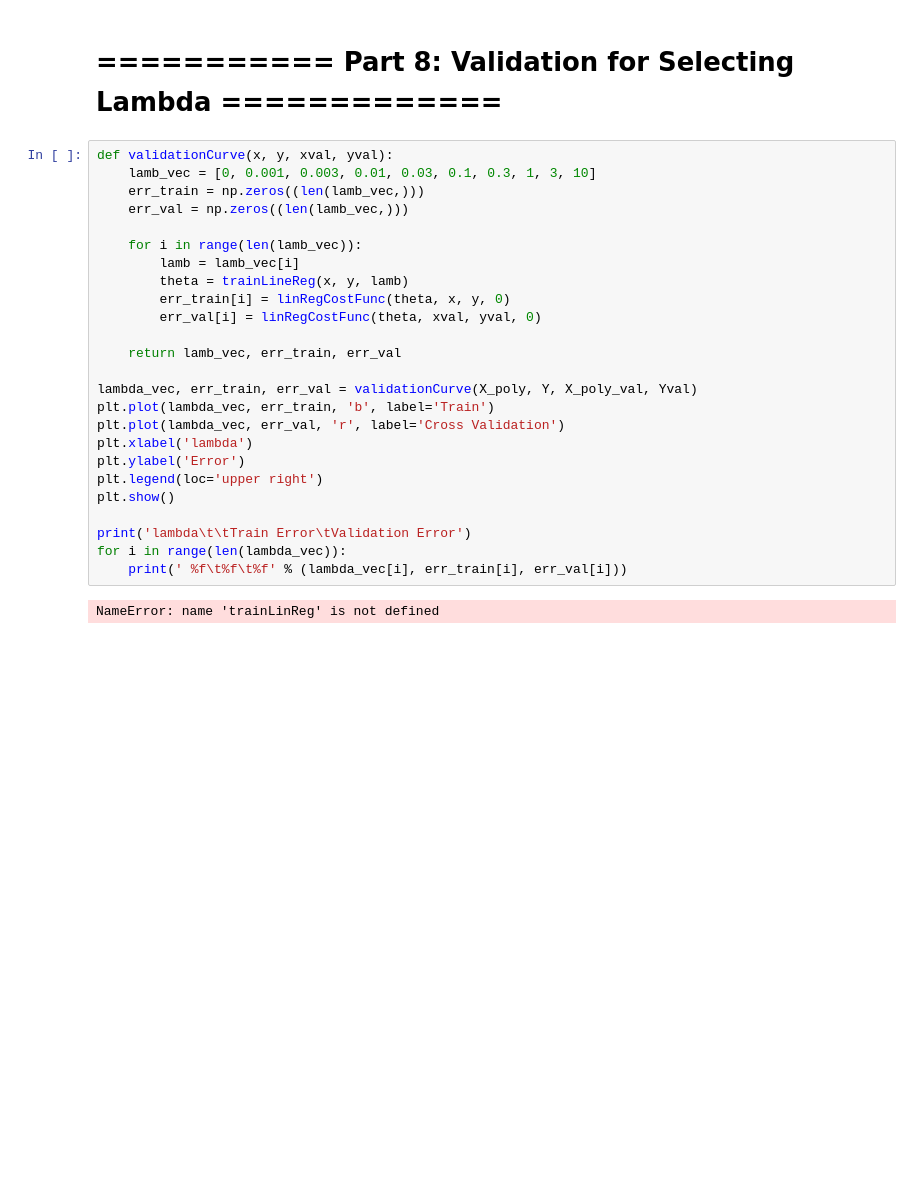
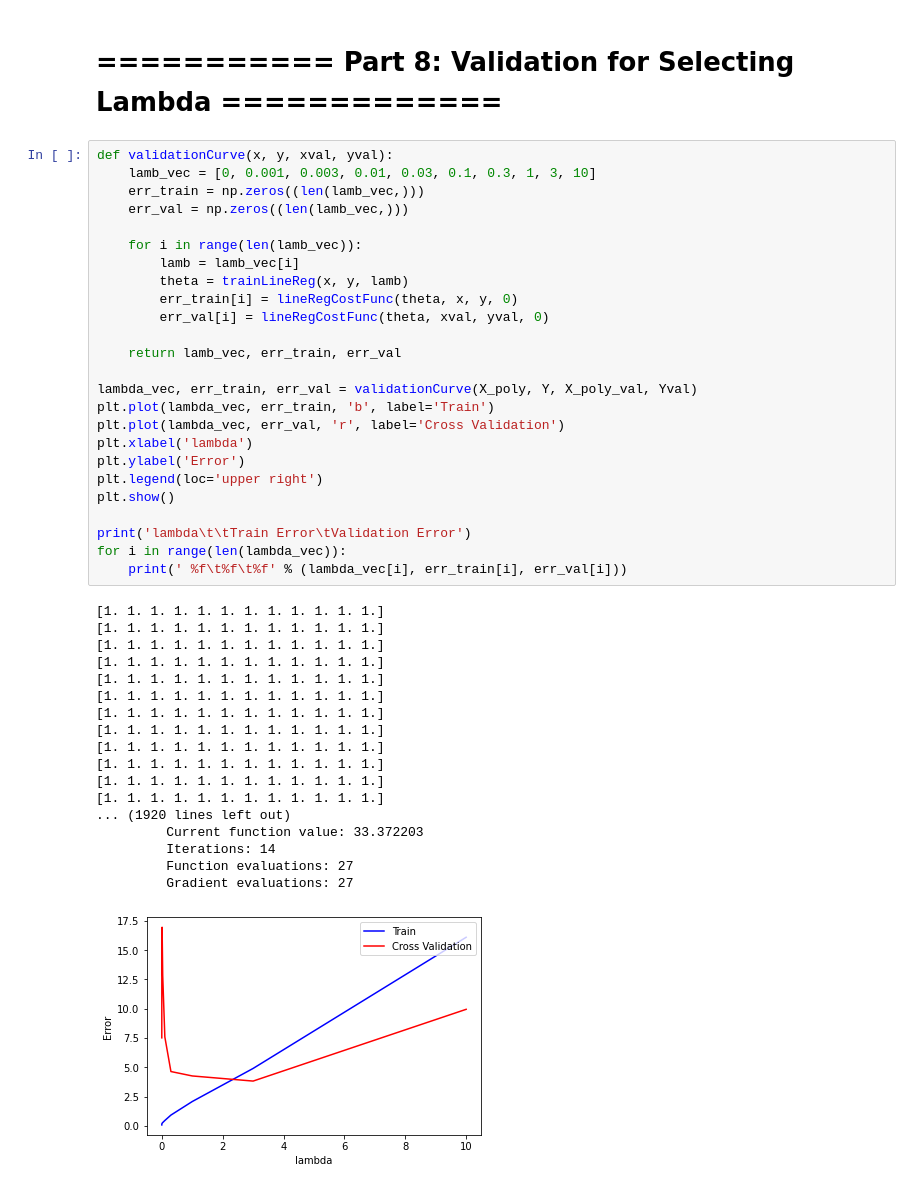
Before and after one commit to LALBJ/Machine_Learning_Homework, a Jupyter notebook: hw5/ex5.ipynb, the cells around one changed output. Drawn from its saved outputs; the diff is of its cells as text; blank space fills up the shorter version.

```diff
--- a/hw5/ex5.ipynb
+++ b/hw5/ex5.ipynb
@@ -220,27 +220,44 @@ for i in range(m):
 # %%
 def validationCurve(x, y, xval, yval):
     lamb_vec = [0, 0.001, 0.003, 0.01, 0.03, 0.1, 0.3, 1, 3, 10]
     err_train = np.zeros((len(lamb_vec,)))
     err_val = np.zeros((len(lamb_vec,)))
 
     for i in range(len(lamb_vec)):
         lamb = lamb_vec[i]
         theta = trainLineReg(x, y, lamb)
-        err_train[i] = linRegCostFunc(theta, x, y, 0)
-        err_val[i] = linRegCostFunc(theta, xval, yval, 0)
+        err_train[i] = lineRegCostFunc(theta, x, y, 0)
+        err_val[i] = lineRegCostFunc(theta, xval, yval, 0)
 
     return lamb_vec, err_train, err_val
 
 lambda_vec, err_train, err_val = validationCurve(X_poly, Y, X_poly_val, Yval)
 plt.plot(lambda_vec, err_train, 'b', label='Train')
 plt.plot(lambda_vec, err_val, 'r', label='Cross Validation')
 plt.xlabel('lambda')
 plt.ylabel('Error')
 plt.legend(loc='upper right')
 plt.show()
 
 print('lambda\t\tTrain Error\tValidation Error')
 for i in range(len(lambda_vec)):
     print(' %f\t%f\t%f' % (lambda_vec[i], err_train[i], err_val[i]))
 # %% [output]
-NameError: name 'trainLinReg' is not defined
+[1. 1. 1. 1. 1. 1. 1. 1. 1. 1. 1. 1.]
+[1. 1. 1. 1. 1. 1. 1. 1. 1. 1. 1. 1.]
+[1. 1. 1. 1. 1. 1. 1. 1. 1. 1. 1. 1.]
+[1. 1. 1. 1. 1. 1. 1. 1. 1. 1. 1. 1.]
+[1. 1. 1. 1. 1. 1. 1. 1. 1. 1. 1. 1.]
+[1. 1. 1. 1. 1. 1. 1. 1. 1. 1. 1. 1.]
+[1. 1. 1. 1. 1. 1. 1. 1. 1. 1. 1. 1.]
+[1. 1. 1. 1. 1. 1. 1. 1. 1. 1. 1. 1.]
+[1. 1. 1. 1. 1. 1. 1. 1. 1. 1. 1. 1.]
+[1. 1. 1. 1. 1. 1. 1. 1. 1. 1. 1. 1.]
+[1. 1. 1. 1. 1. 1. 1. 1. 1. 1. 1. 1.]
+[1. 1. 1. 1. 1. 1. 1. 1. 1. 1. 1. 1.]
+... (1920 lines left out)
+         Current function value: 33.372203
+         Iterations: 14
+         Function evaluations: 27
+         Gradient evaluations: 27
+[figure, added]
```
Also changed, not shown: parts of 1 cell of this notebook, 41 other files.
